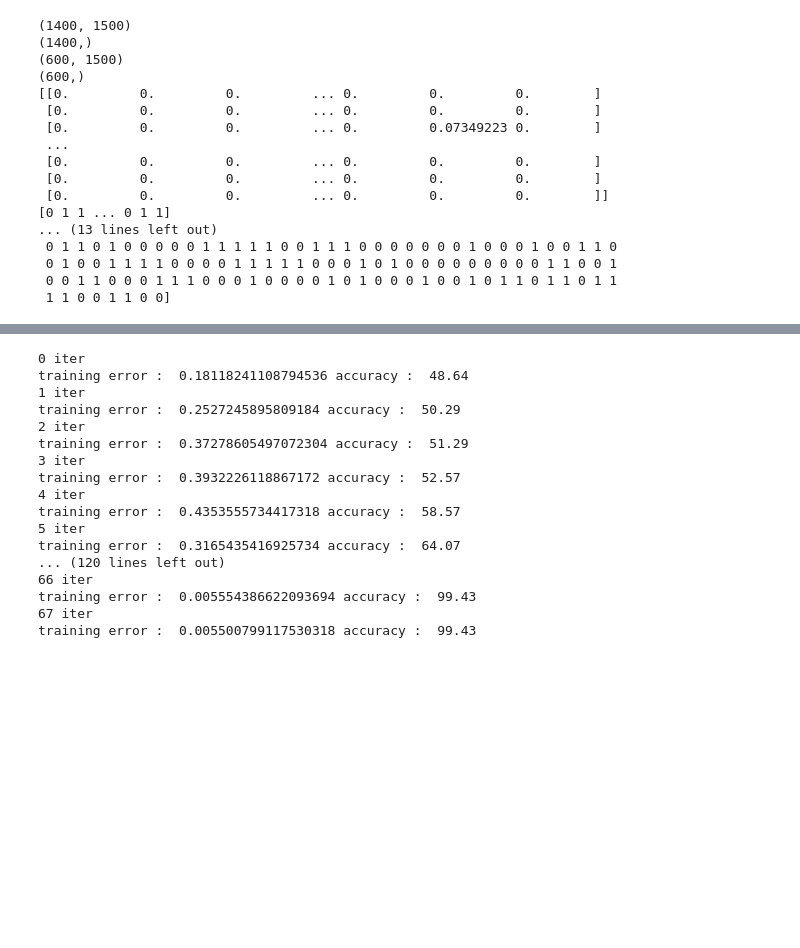
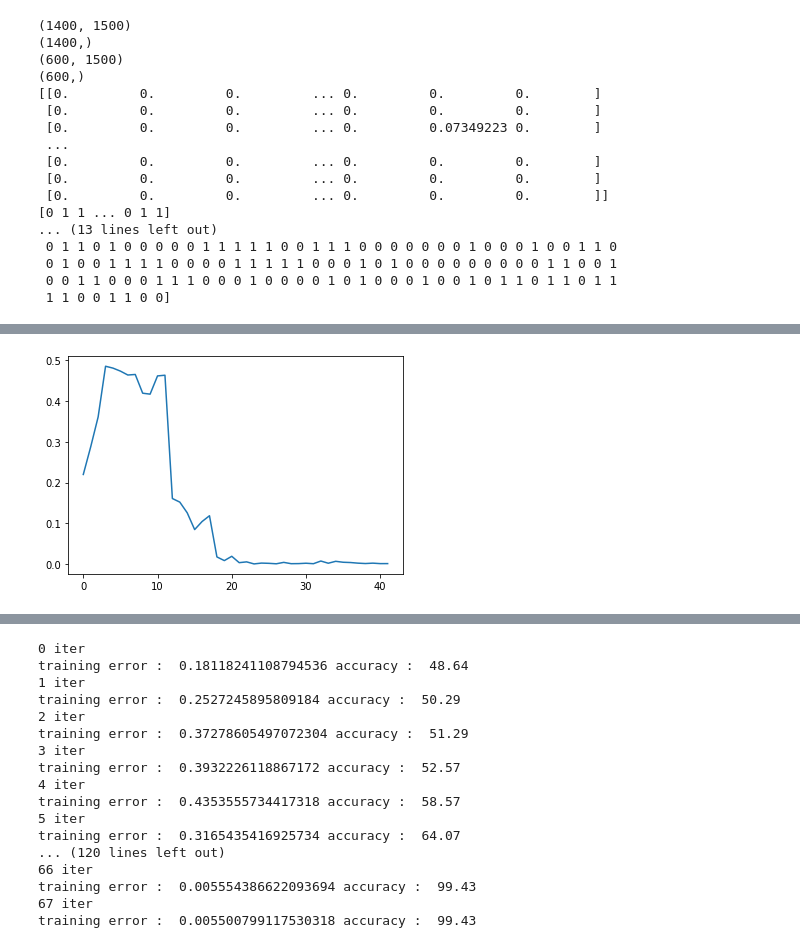
Before and after one commit to CJavaPython/AssignmentFolder, a Jupyter notebook: Assignment11/Assignment11.ipynb, the cells around one changed output, grey strips where cells are left out. Drawn from its saved outputs; the diff is of its cells as text; code cells hidden in the pictures; blank space fills up the shorter version.

Commit message:
plot the curves

```diff
--- a/Assignment11/Assignment11.ipynb
+++ b/Assignment11/Assignment11.ipynb
@@ -447,0 +445,5 @@ plt.show()
+# %%
+plt.plot(test_loss_list)
+plt.show()
+# %% [output]
+[figure, added]
```
Also changed, not shown: parts of 8 cells of this notebook.
